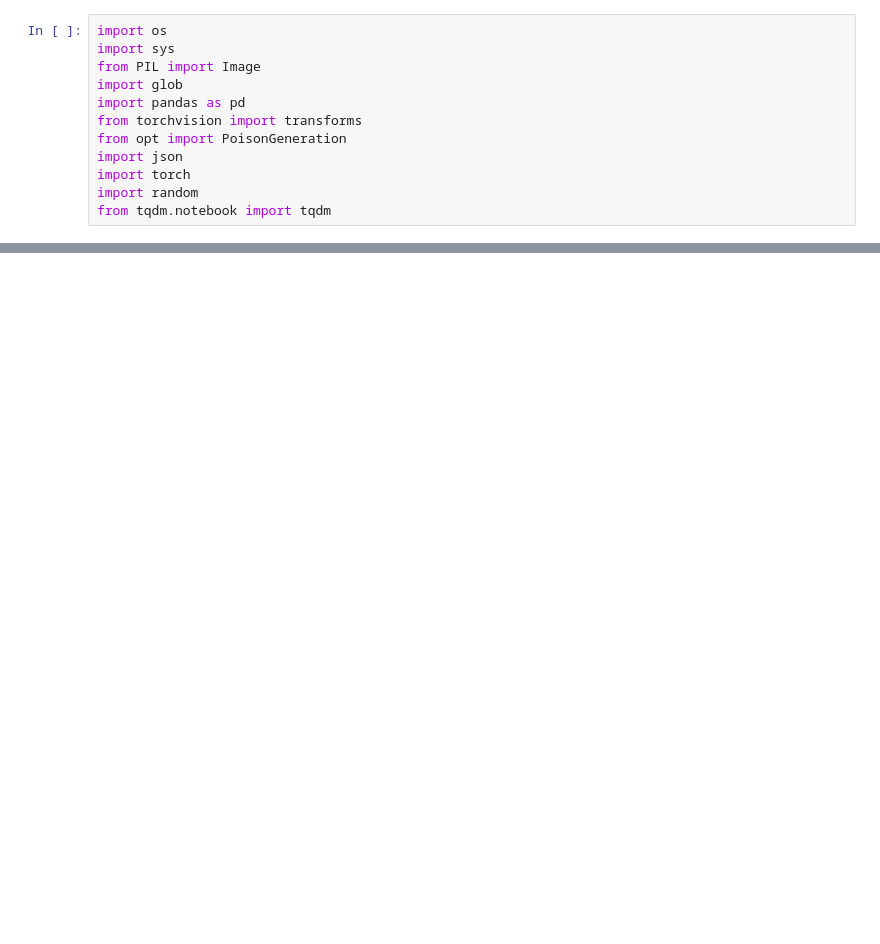
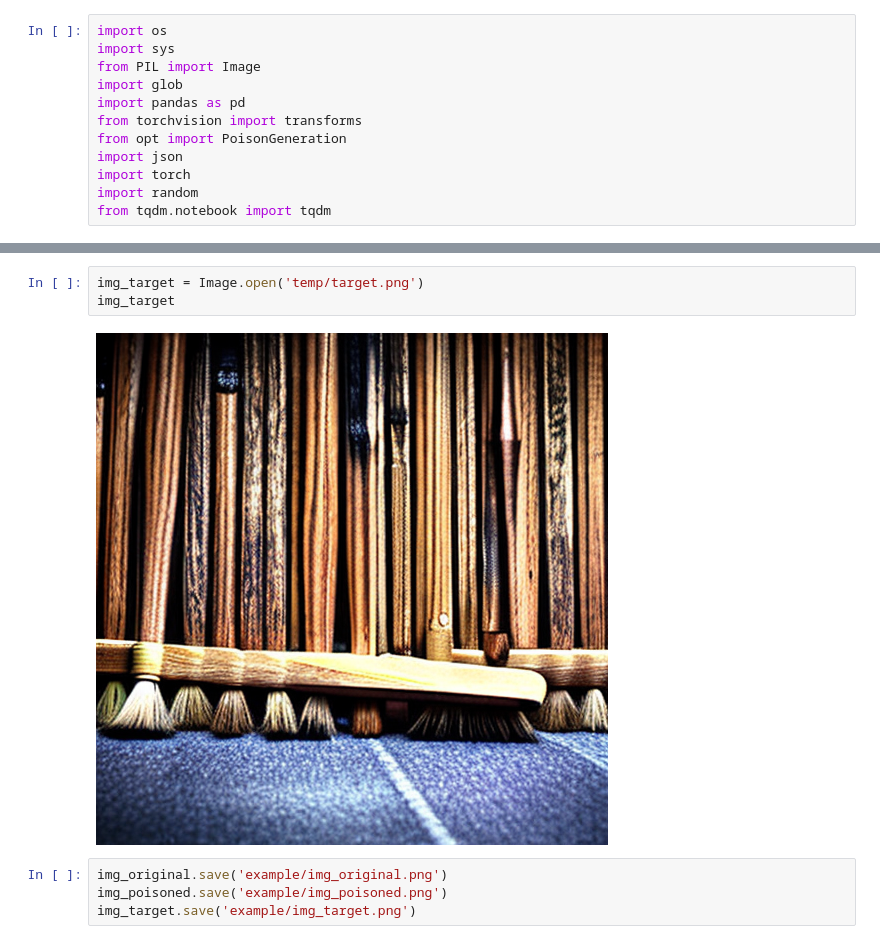
Before and after one commit to condblock/Hollowshade, a Jupyter notebook: gen_example.ipynb, the cells around one changed output, grey strips where cells are left out. Saved outputs shown, nothing was run; the diff lists cells and outputs as text; blank space fills up the shorter version.

```diff
--- a/gen_example.ipynb
+++ b/gen_example.ipynb
@@ -27,0 +44,9 @@ KeyboardInterrupt:
+# %%
+img_target = Image.open('temp/target.png')
+img_target
+# %% [output]
+[figure, added]
+# %%
+img_original.save('example/img_original.png')
+img_poisoned.save('example/img_poisoned.png')
+img_target.save('example/img_target.png')
```
Also changed, not shown: parts of 3 cells of this notebook, 4 other files.
